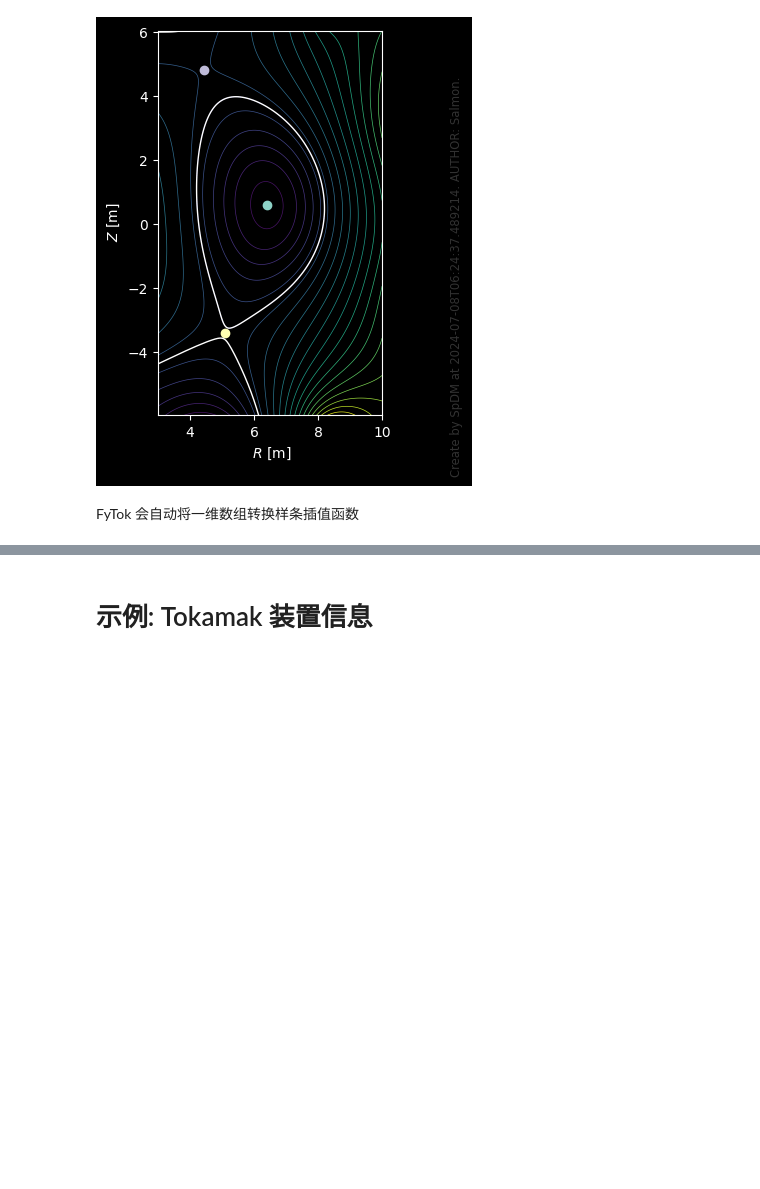
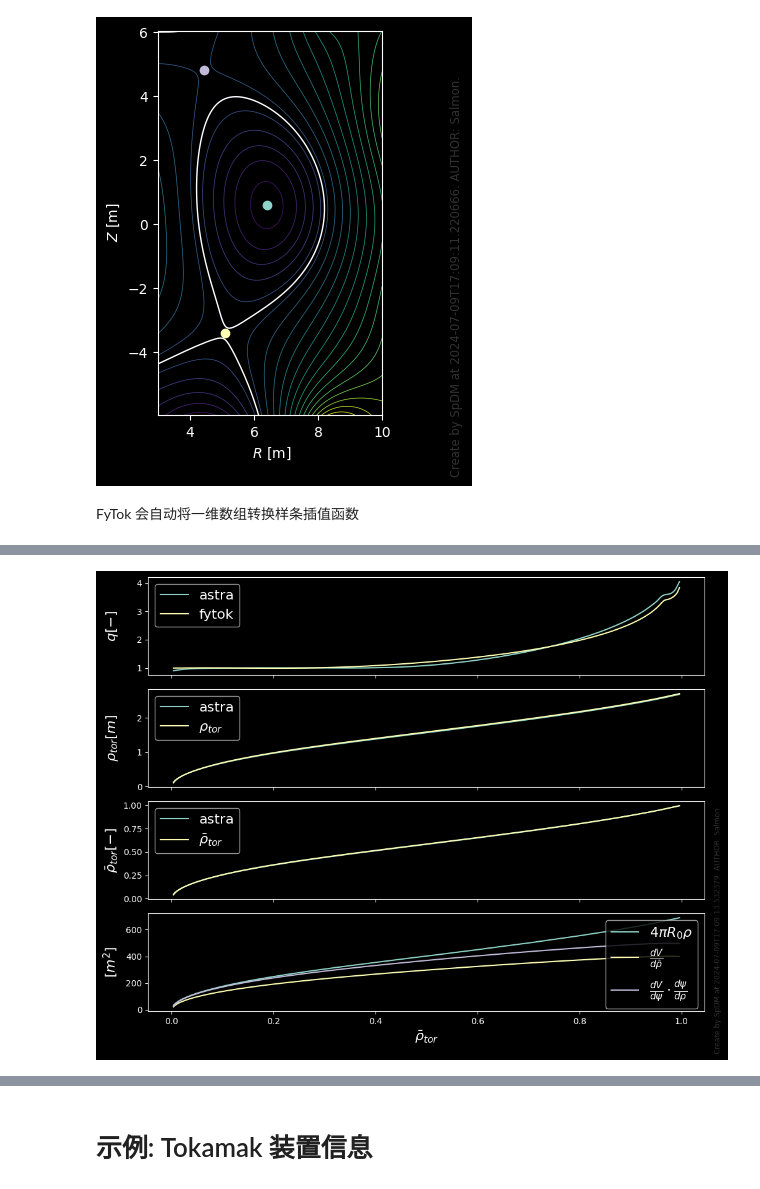
Before and after one commit to fusion-yun/fytok_tutorial, a Jupyter notebook: quick_start/ch2_data_and_view.ipynb, the cells around one changed output, grey strips where cells are left out. Drawn from its saved outputs; the diff is of its cells as text; code cells hidden in the pictures; blank space fills up the shorter version.

```diff
--- a/quick_start/ch2_data_and_view.ipynb
+++ b/quick_start/ch2_data_and_view.ipynb
@@ -164,9 +165,7 @@ fig = sp_view.plot(
     (  # 分组显示
         [
             (
-                Function(astra_profiles["xq"].values, astra_profiles["q"].values)(
-                    eq_profiles_1d.rho_tor_norm
-                ),
+                Function(astra_profiles["xq"].values, astra_profiles["q"].values),
                 {"label": r"astra", "$matplotlib": {"linestyle": "dashed"}},
             ),
             (eq_profiles_1d.q, {"label": r"fytok"}),
@@ -189,33 +188,35 @@ fig = sp_view.plot(
         [
             (
                 Function(astra_profiles["Fp"].values, astra_profiles["x"].values),
                 {"label": r"astra", "$matplotlib": {"linestyle": "dashed"}},
             ),
             (eq_profiles_1d.rho_tor_norm),
         ],
         {
             "y_label": r"$\bar{\rho}_{tor}[-]$",
         },
     ),
     (
         [
             Function(
                 astra_profiles["Fp"].values,
                 4 * (scipy.constants.pi**2) * R0 * astra_profiles["rho"].values,
                 label=r"$4\pi R_0 \rho$",
             ),
             (eq_profiles_1d.dvolume_drho_tor, {"label": r"$\frac{dV}{d\bar{\rho}}$"}),
             (
                 (scipy.constants.pi * 2.0)
                 * eq_profiles_1d.dvolume_dpsi
                 * eq_profiles_1d.dpsi_drho_tor,
                 r"$\frac{dV}{d\psi} \cdot \frac{d\psi}{d\rho}$",
             ),
         ],
         {"y_label": r"$[m^2]$"},
     ),
     x_label=r"$\bar{\rho}_{tor}$",
 )
+# %% [output]
+[figure, added]
 # %%
 eq_profiles_1d = equilibrium.time_slice.current.profiles_1d
 fig = sp_view.plot(  # plot tokamak geometric profile
```
Also changed, not shown: parts of 14 cells of this notebook.
